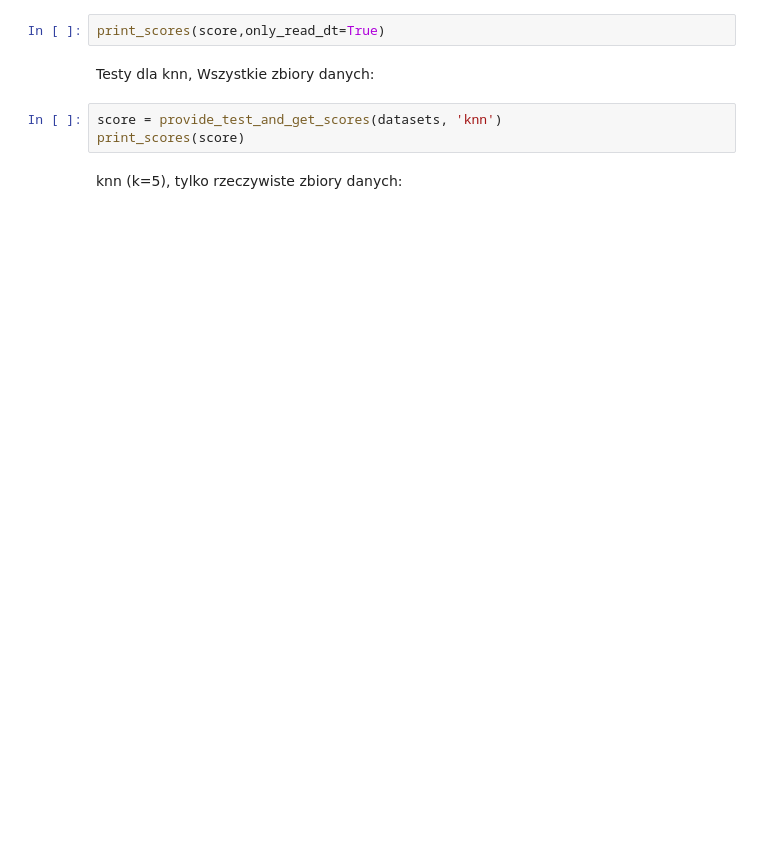
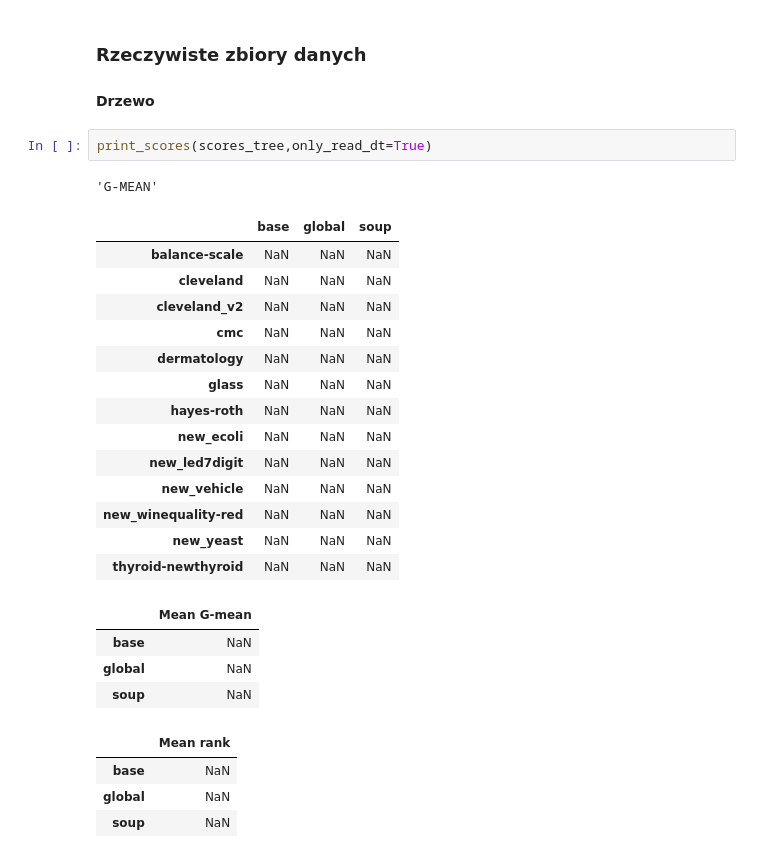
Before and after one commit to damianhorna/multi-imbalance, a Jupyter notebook: benchmarks/resample/resample.ipynb, the cells around one changed output. Saved outputs shown, nothing was run; the diff lists cells and outputs as text; blank space fills up the shorter version.

```diff
--- a/benchmarks/resample/resample.ipynb
+++ b/benchmarks/resample/resample.ipynb
@@ -181,10 +336,29 @@ Drzewo, tylko rzeczywiste zbiory danych:
+# %% [markdown]
+### Rzeczywiste zbiory danych
+#### Drzewo
 # %%
-print_scores(score,only_read_dt=True)
+print_scores(scores_tree,only_read_dt=True)
+# %% [output]
+'G-MEAN'
+|  | base | global | soup |
+| balance-scale | NaN | NaN | NaN |
+| cleveland | NaN | NaN | NaN |
+| cleveland_v2 | NaN | NaN | NaN |
+| cmc | NaN | NaN | NaN |
+| dermatology | NaN | NaN | NaN |
+| glass | NaN | NaN | NaN |
+| hayes-roth | NaN | NaN | NaN |
+| new_ecoli | NaN | NaN | NaN |
+| new_led7digit | NaN | NaN | NaN |
+| new_vehicle | NaN | NaN | NaN |
+| new_winequality-red | NaN | NaN | NaN |
+| new_yeast | NaN | NaN | NaN |
+| thyroid-newthyroid | NaN | NaN | NaN |
+|  | Mean G-mean |
+| base | NaN |
+| global | NaN |
+| soup | NaN |
+|  | Mean rank |
+| base | NaN |
+| global | NaN |
+| soup | NaN |
-# %% [markdown]
-Testy dla knn,
-Wszystkie zbiory danych:
-# %%
-score = provide_test_and_get_scores(datasets, 'knn')
-print_scores(score)
-# %% [markdown]
-knn (k=5), tylko rzeczywiste zbiory danych:
```
Also changed, not shown: parts of 13 cells of this notebook, 4 other files.
